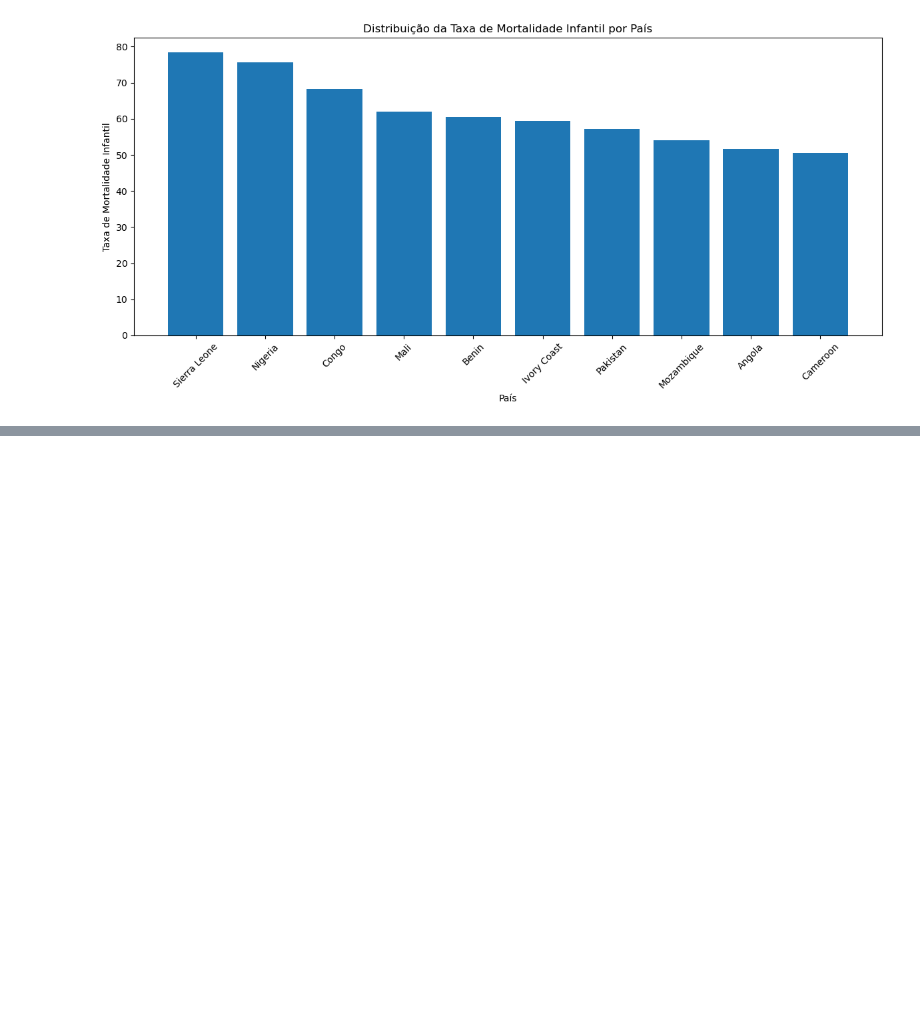
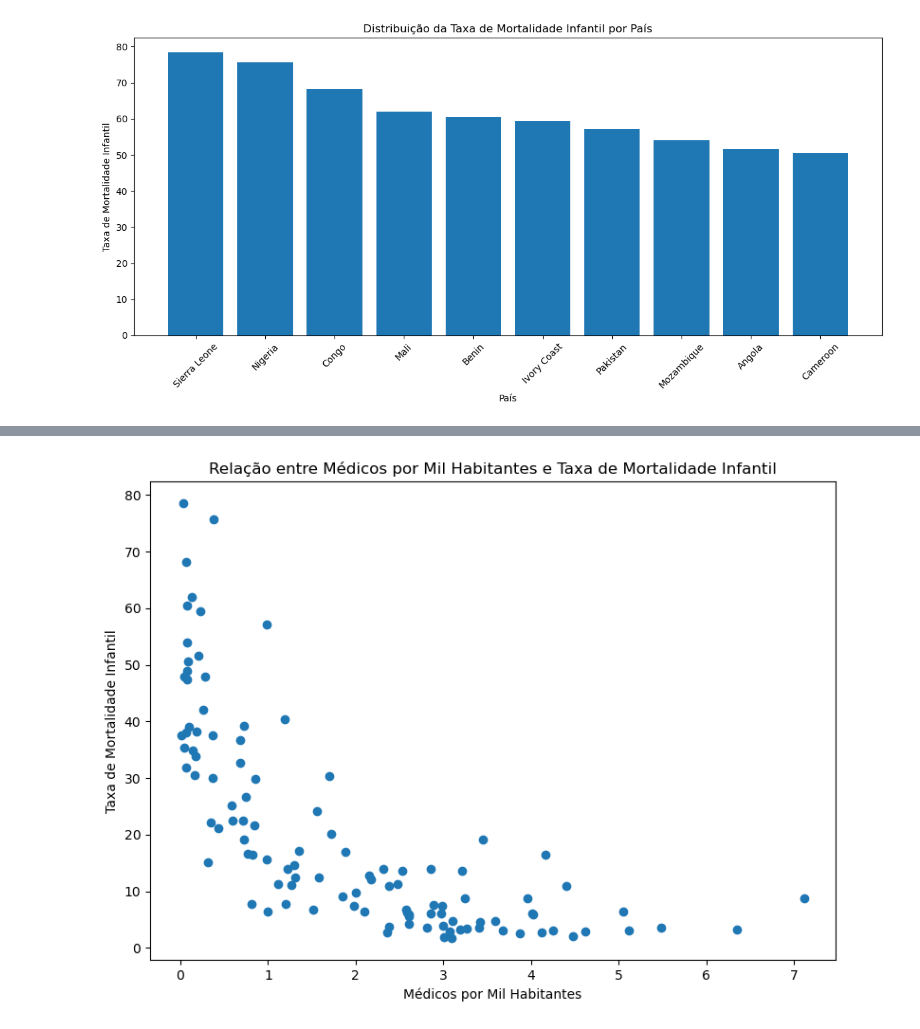
Before and after one commit to MiguelFreire-bit/Prever_taxa_mortalidade_infantil, a Jupyter notebook: Prever_a_taxa_de_mortalidade_infantil.ipynb, the cells around one changed output, grey strips where cells are left out. Saved outputs shown, nothing was run; the diff lists cells and outputs as text; code cells hidden in the pictures; blank space fills up the shorter version.

Commit message:
novo gráfico

```diff
--- a/Prever_a_taxa_de_mortalidade_infantil.ipynb
+++ b/Prever_a_taxa_de_mortalidade_infantil.ipynb
@@ -253,0 +259,15 @@ plt.show()
+# %%
+# Dados
+medicos_por_mil = df['Médicos por mil habitantes']
+mortalidade_infantil = df['Mortalidade Infantil']
+
+# Gráfico de dispersão
+plt.figure(figsize=(8, 6))
+plt.scatter(medicos_por_mil, mortalidade_infantil)
+plt.xlabel('Médicos por Mil Habitantes')
+plt.ylabel('Taxa de Mortalidade Infantil')
+plt.title('Relação entre Médicos por Mil Habitantes e Taxa de Mortalidade Infantil')
+plt.tight_layout()
+plt.show()
+# %% [output]
+[figure, added]
```
Also changed, not shown: parts of 1 cell of this notebook.
